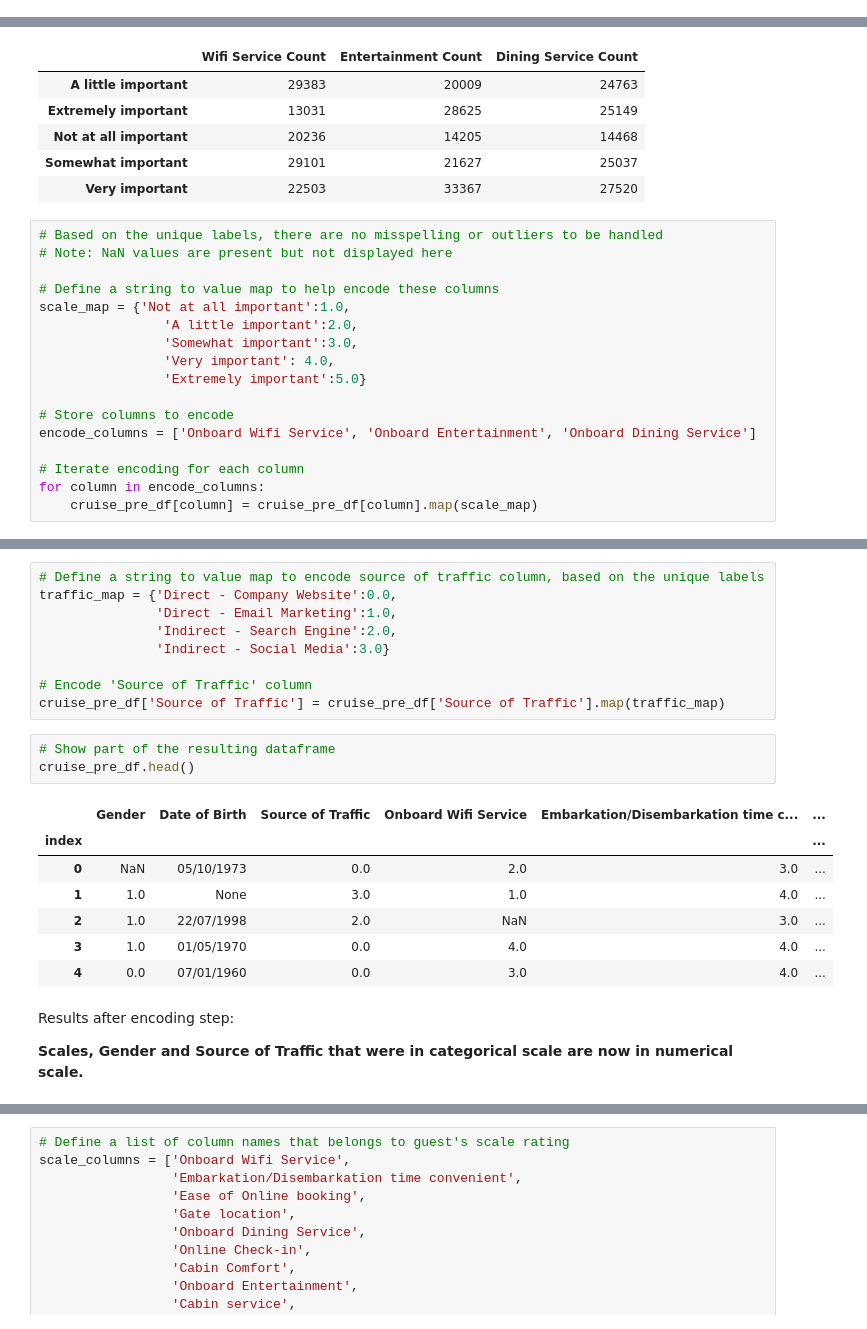
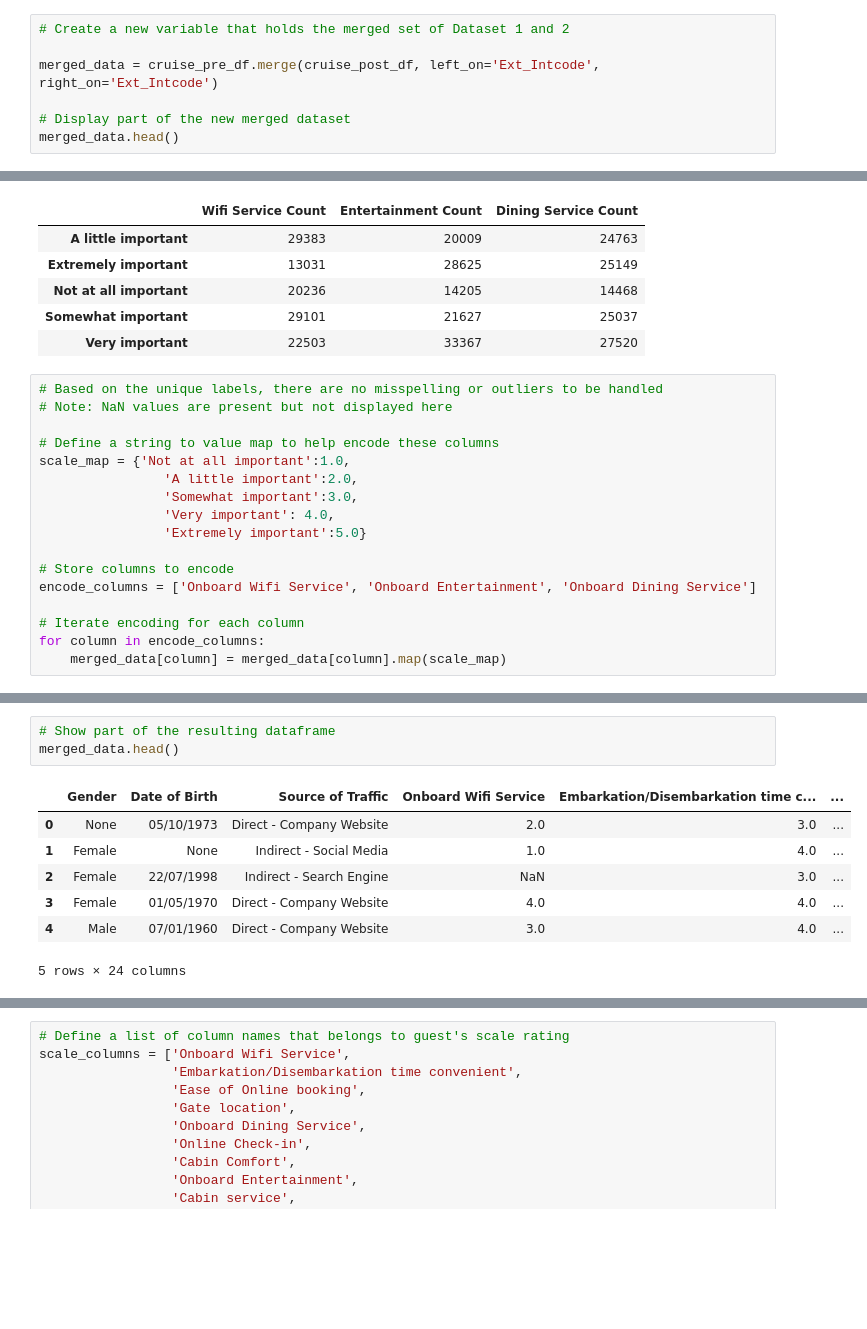
Before and after one commit to jaspereap/machine-learning-pipeline, a Jupyter notebook: eda.ipynb, the cells around one changed output, grey strips where cells are left out. Saved outputs shown, nothing was run; the diff lists cells and outputs as text; blank space fills up the shorter version.

```diff
--- a/eda.ipynb
+++ b/eda.ipynb
@@ -115,0 +136,7 @@ cruise_pre_df.head()
+# %%
+# Create a new variable that holds the merged set of Dataset 1 and 2
+
+merged_data = cruise_pre_df.merge(cruise_post_df, left_on='Ext_Intcode', right_on='Ext_Intcode')
+
+# Display part of the new merged dataset
+merged_data.head()
@@ -160,4 +197,4 @@ encode_columns = ['Onboard Wifi Service', 'Onboard Entertainment', 'Onboard Dini
 
 # Iterate encoding for each column
 for column in encode_columns:
-    cruise_pre_df[column] = cruise_pre_df[column].map(scale_map)
+    merged_data[column] = merged_data[column].map(scale_map)
@@ -182,25 +201,12 @@ dtype: int64
-# %%
-# Define a string to value map to encode source of traffic column, based on the unique labels
-traffic_map = {'Direct - Company Website':0.0,
-               'Direct - Email Marketing':1.0,
-               'Indirect - Search Engine':2.0,
-               'Indirect - Social Media':3.0}
-
-# Encode 'Source of Traffic' column
-cruise_pre_df['Source of Traffic'] = cruise_pre_df['Source of Traffic'].map(traffic_map)
 # %%
 # Show part of the resulting dataframe
-cruise_pre_df.head()
+merged_data.head()
 # %% [output]
 |  | Gender | Date of Birth | Source of Traffic | Onboard Wifi Service | Embarkation/Disembarkation time c... | ... |
-| index |  |  |  |  |  | ... |
-| 0 | NaN | 05/10/1973 | 0.0 | 2.0 | 3.0 | ... |
-| 1 | 1.0 | None | 3.0 | 1.0 | 4.0 | ... |
-| 2 | 1.0 | 22/07/1998 | 2.0 | NaN | 3.0 | ... |
-| 3 | 1.0 | 01/05/1970 | 0.0 | 4.0 | 4.0 | ... |
-| 4 | 0.0 | 07/01/1960 | 0.0 | 3.0 | 4.0 | ... |
+| 0 | None | 05/10/1973 | Direct - Company Website | 2.0 | 3.0 | ... |
+| 1 | Female | None | Indirect - Social Media | 1.0 | 4.0 | ... |
+| 2 | Female | 22/07/1998 | Indirect - Search Engine | NaN | 3.0 | ... |
+| 3 | Female | 01/05/1970 | Direct - Company Website | 4.0 | 4.0 | ... |
+| 4 | Male | 07/01/1960 | Direct - Company Website | 3.0 | 4.0 | ... |
+5 rows × 24 columns
-# %% [markdown]
-Results after encoding step:
-
-**Scales, Gender and Source of Traffic that were in categorical scale are now in numerical scale.**
 # %% [markdown]
```
Also changed, not shown: parts of 25 cells of this notebook.
